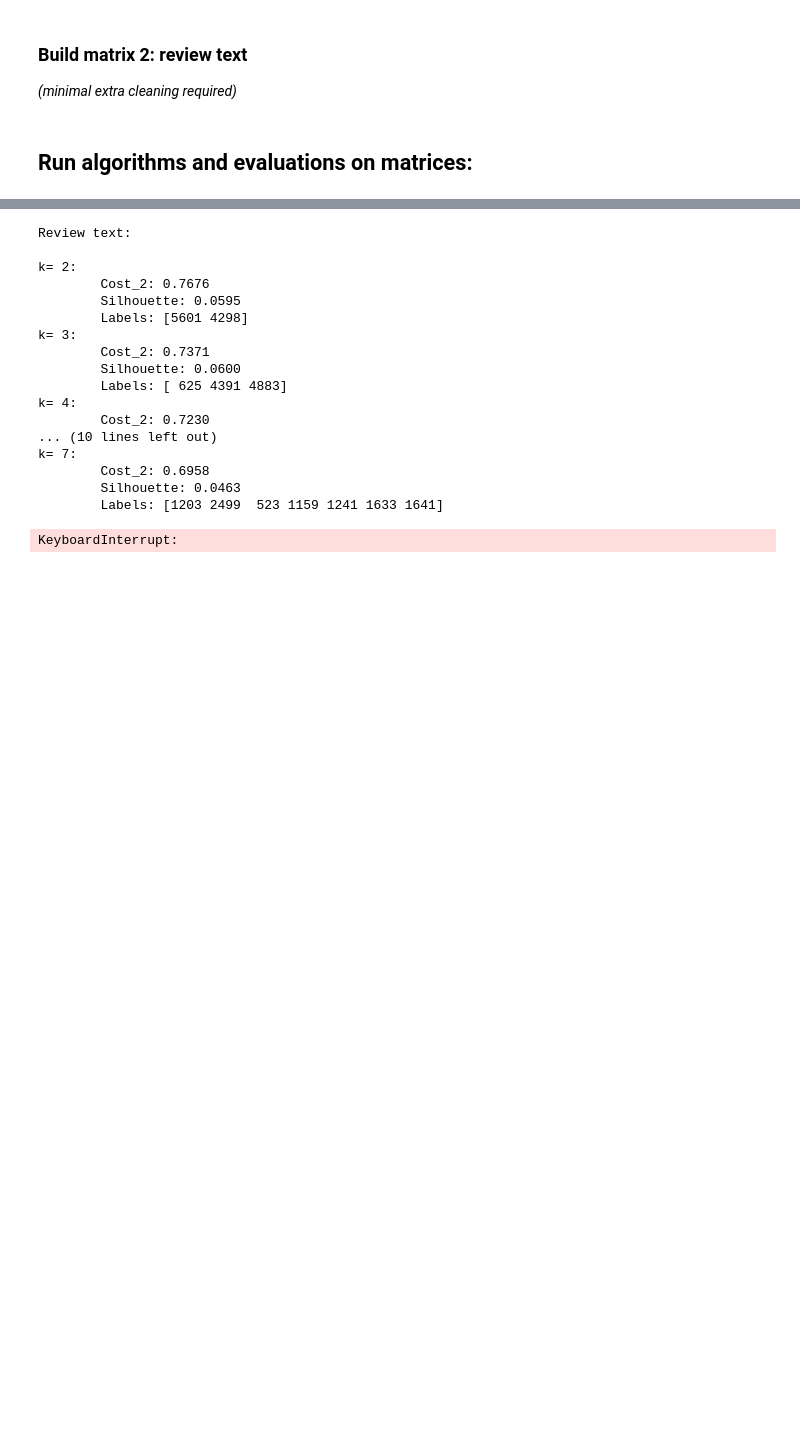
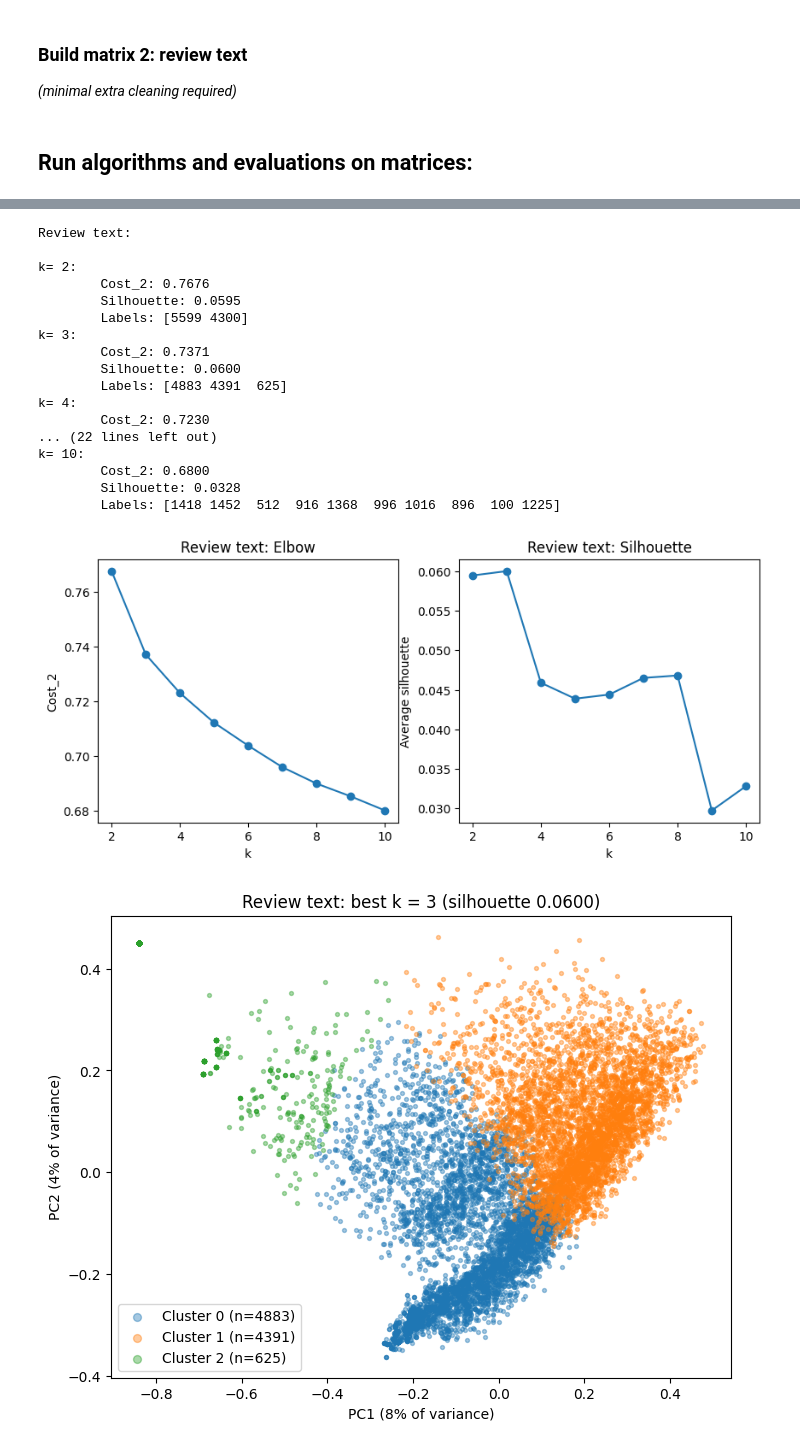
Before and after one commit to cdstrahm/data-mining-final-project, a Jupyter notebook: InitialClusteringExperiment.ipynb, the cells around one changed output, grey strips where cells are left out. Cells and saved outputs as stored; diff of their text form; code cells hidden in the pictures; blank space fills up the shorter version.

```diff
--- a/InitialClusteringExperiment.ipynb
+++ b/InitialClusteringExperiment.ipynb
@@ -197,23 +227,27 @@ k= 10:
 # %%
 print("Review text:\n")
+
 ks, costs_text, silhouettes_text, labels_text = run_k_search(X_text, 3)
+
 plot_k_search(ks, costs_text, silhouettes_text, 'Review text')
+plot_best_clusters(X_text, ks, silhouettes_text, labels_text, 'Review text')
 # %% [output]
 Review text:
 
 k= 2:
         Cost_2: 0.7676
         Silhouette: 0.0595
-        Labels: [5601 4298]
+        Labels: [5599 4300]
 k= 3:
         Cost_2: 0.7371
         Silhouette: 0.0600
-        Labels: [ 625 4391 4883]
+        Labels: [4883 4391  625]
 k= 4:
         Cost_2: 0.7230
-... (10 lines left out)
-k= 7:
-        Cost_2: 0.6958
-        Silhouette: 0.0463
-        Labels: [1203 2499  523 1159 1241 1633 1641]
+... (22 lines left out)
+k= 10:
+        Cost_2: 0.6800
+        Silhouette: 0.0328
+        Labels: [1418 1452  512  916 1368  996 1016  896  100 1225]
-KeyboardInterrupt:
+[figure, added]
+[figure, added]
```
Also changed, not shown: parts of 2 cells of this notebook.
